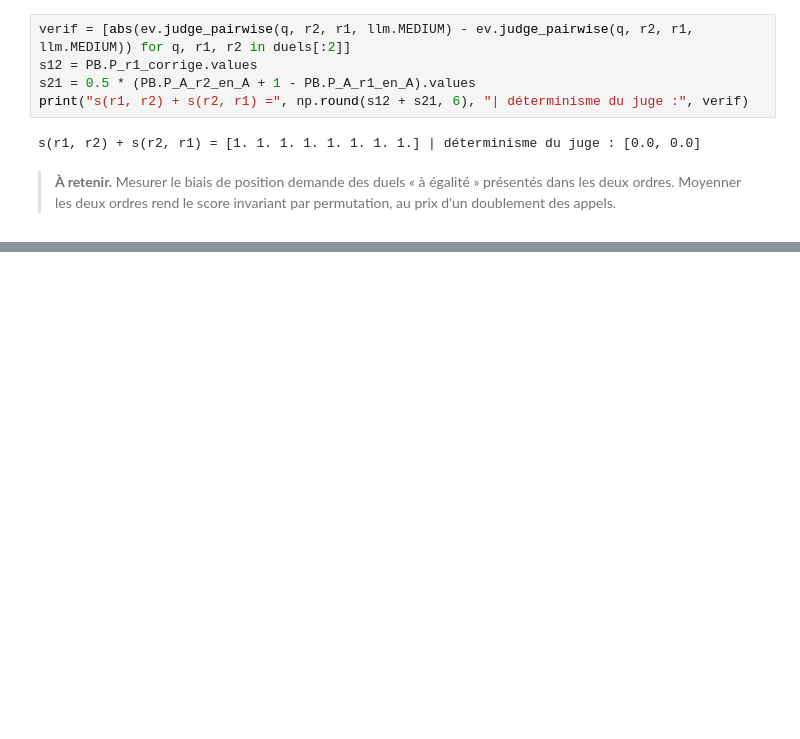
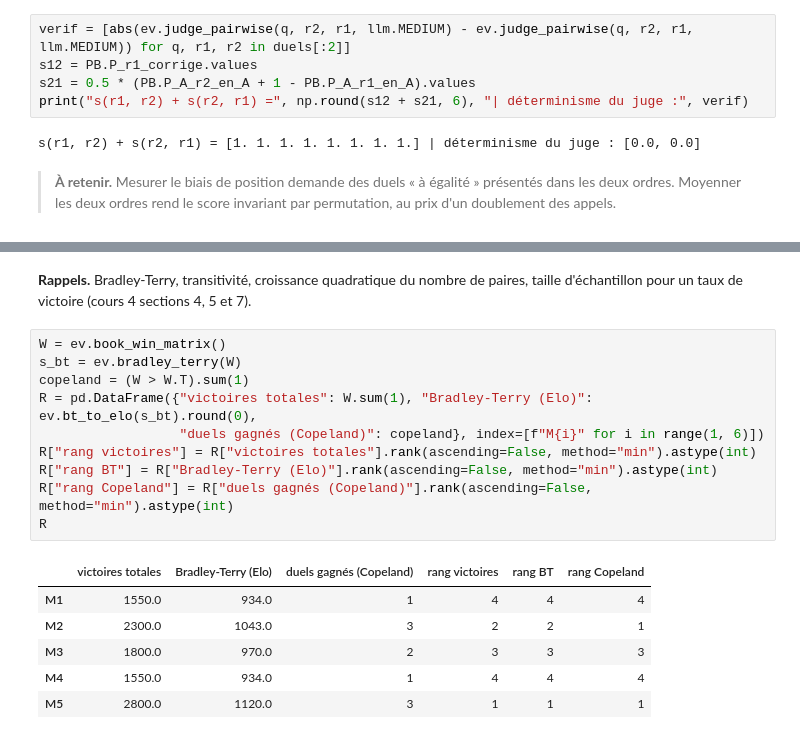
Before and after one commit to gwils28/AI_Engineering__ByTheBook, a Jupyter notebook: notebooks/ch03_methodologie_evaluation/ch03_exercices_07-12.ipynb, the cells around one changed output, grey strips where cells are left out. Drawn from its saved outputs; the diff is of its cells as text; blank space fills up the shorter version.

```diff
--- a/notebooks/ch03_methodologie_evaluation/ch03_exercices_07-12.ipynb
+++ b/notebooks/ch03_methodologie_evaluation/ch03_exercices_07-12.ipynb
@@ -307,0 +489,20 @@ s(r1, r2) + s(r2, r1) = [1. 1. 1. 1. 1. 1. 1. 1.] | déterminisme du juge : [0.0
+# %% [markdown]
+**Rappels.** Bradley-Terry, transitivité, croissance quadratique du nombre de paires,
+taille d'échantillon pour un taux de victoire (cours 4 sections 4, 5 et 7).
+# %%
+W = ev.book_win_matrix()
+s_bt = ev.bradley_terry(W)
+copeland = (W > W.T).sum(1)
+R = pd.DataFrame({"victoires totales": W.sum(1), "Bradley-Terry (Elo)": ev.bt_to_elo(s_bt).round(0),
+                  "duels gagnés (Copeland)": copeland}, index=[f"M{i}" for i in range(1, 6)])
+R["rang victoires"] = R["victoires totales"].rank(ascending=False, method="min").astype(int)
+R["rang BT"] = R["Bradley-Terry (Elo)"].rank(ascending=False, method="min").astype(int)
+R["rang Copeland"] = R["duels gagnés (Copeland)"].rank(ascending=False, method="min").astype(int)
+R
+# %% [output]
+|  | victoires totales | Bradley-Terry (Elo) | duels gagnés (Copeland) | rang victoires | rang BT | rang Copeland |
+| M1 | 1550.0 | 934.0 | 1 | 4 | 4 | 4 |
+| M2 | 2300.0 | 1043.0 | 3 | 2 | 2 | 1 |
+| M3 | 1800.0 | 970.0 | 2 | 3 | 3 | 3 |
+| M4 | 1550.0 | 934.0 | 1 | 4 | 4 | 4 |
+| M5 | 2800.0 | 1120.0 | 3 | 1 | 1 | 1 |
```
Also changed, not shown: parts of 20 cells of this notebook.
